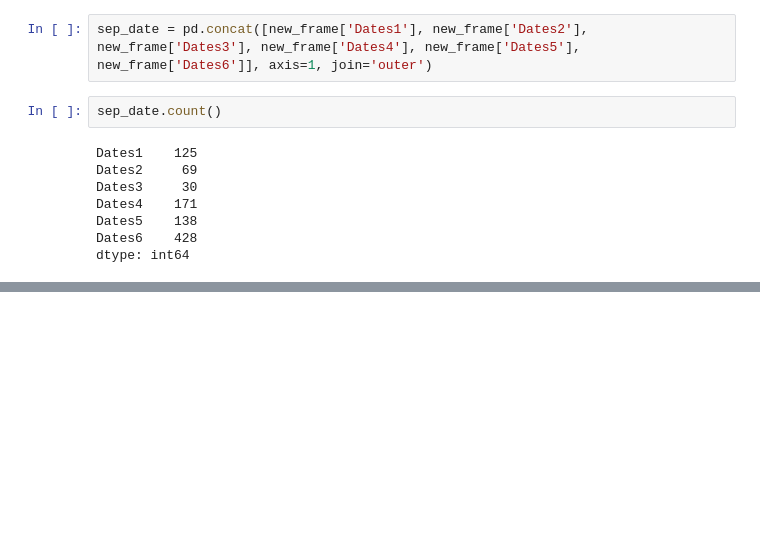
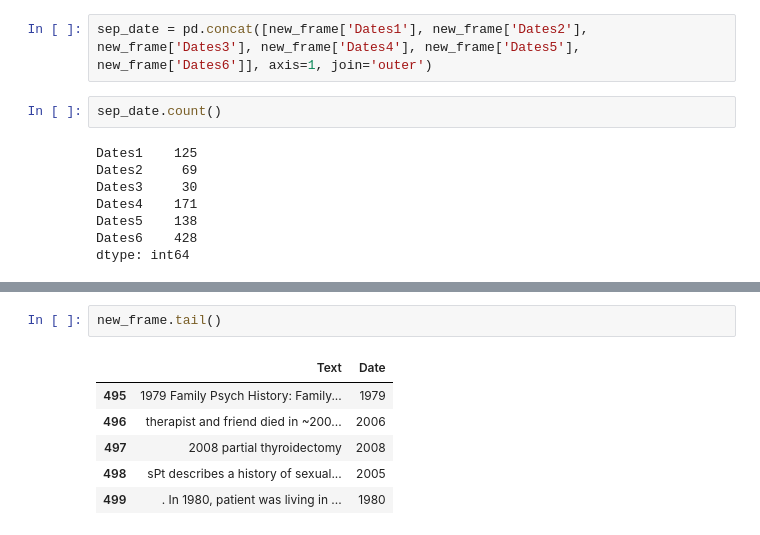
Before and after one commit to ishitasinghal/Python_Data_Analysis, a Jupyter notebook: Regular expressions.ipynb, the cells around one changed output, grey strips where cells are left out. Cells and saved outputs as stored; diff of their text form; blank space fills up the shorter version.

```diff
--- a/Regular expressions.ipynb
+++ b/Regular expressions.ipynb
@@ -304,0 +377,9 @@ Name: Date, dtype: object
+# %%
+new_frame.tail()
+# %% [output]
+|  | Text | Date |
+| 495 | 1979 Family Psych History: Family... | 1979 |
+| 496 | therapist and friend died in ~200... | 2006 |
+| 497 | 2008 partial thyroidectomy | 2008 |
+| 498 | sPt describes a history of sexual... | 2005 |
+| 499 | . In 1980, patient was living in ... | 1980 |
```
Also changed, not shown: parts of 21 cells of this notebook.
